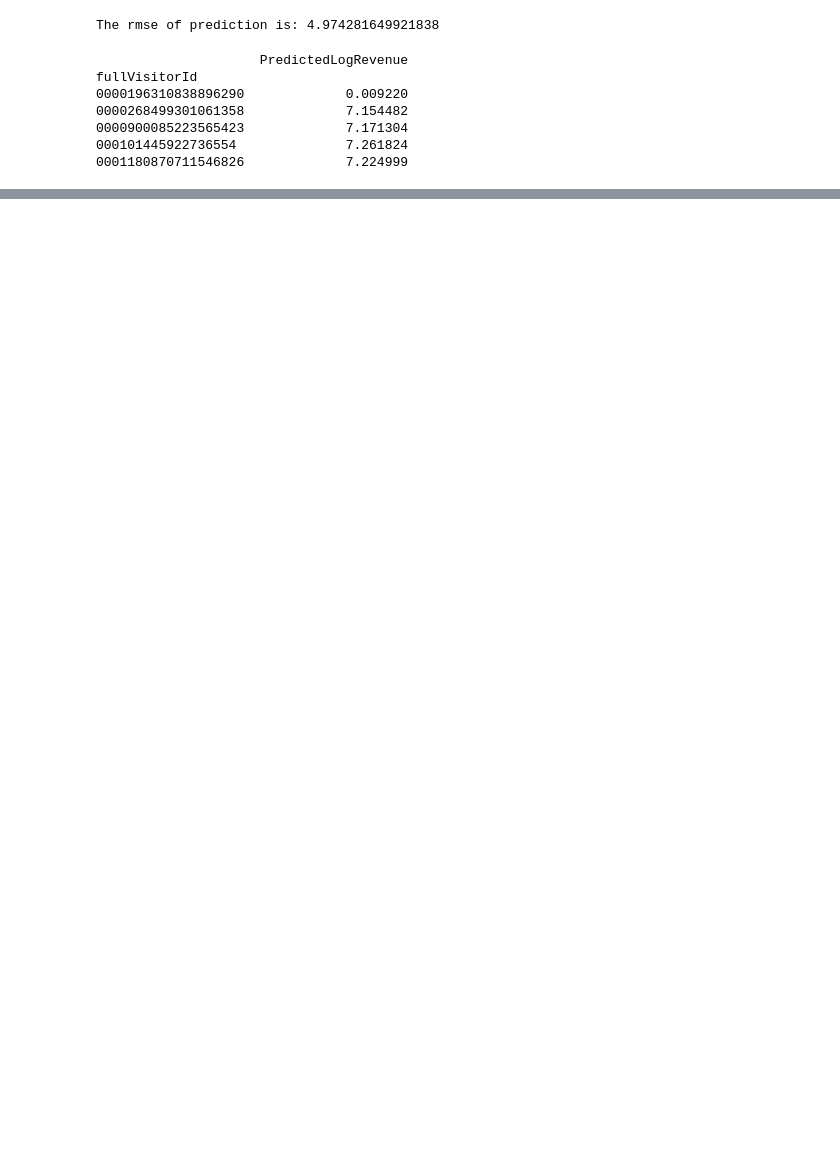
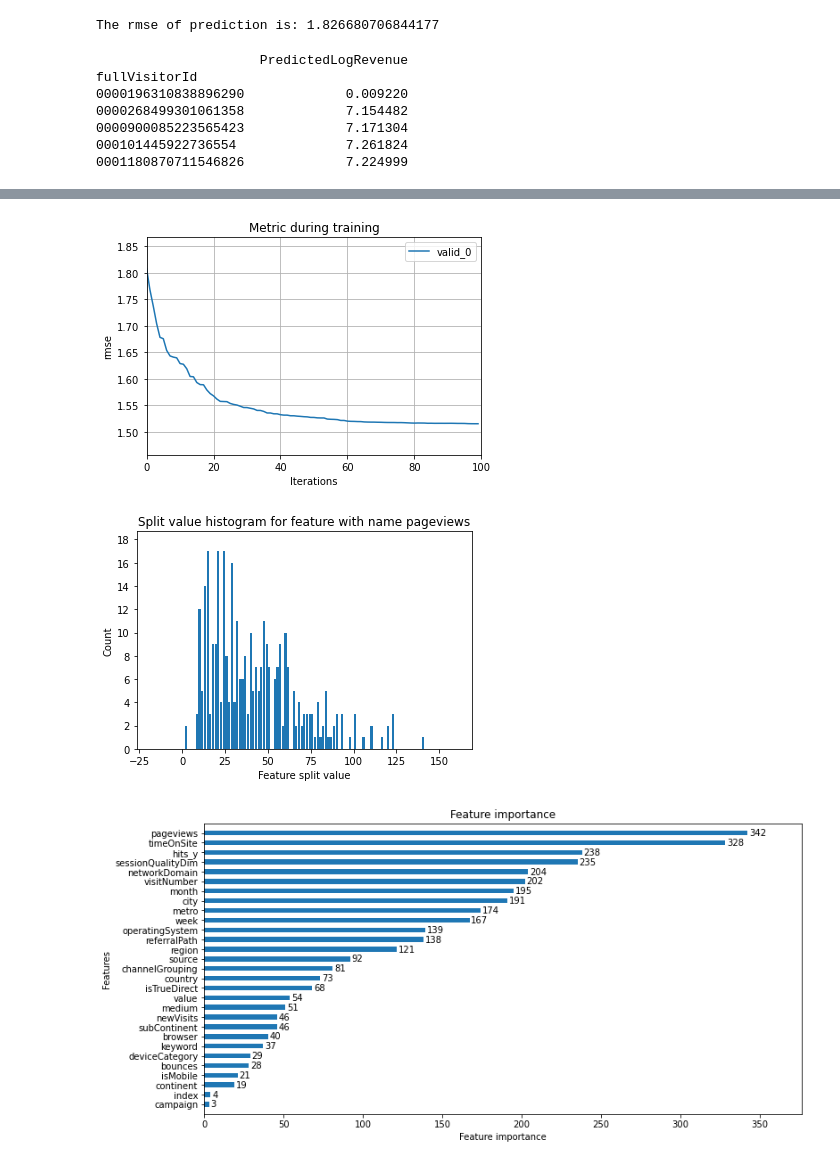
Before and after one commit to BrianLauo/2020_T2_COMP9417_Proj, a Jupyter notebook: Train.ipynb, the cells around one changed output, grey strips where cells are left out. Cells and saved outputs as stored; diff of their text form; code cells hidden in the pictures; blank space fills up the shorter version.

```diff
--- a/Train.ipynb
+++ b/Train.ipynb
@@ -6,6 +6,7 @@ import json
 from pandas import json_normalize
 from ast import literal_eval
 import warnings
+import matplotlib.pyplot as plt
 from sklearn import preprocessing, metrics
 from sklearn.model_selection import train_test_split
 import lightgbm as lgb
@@ -21,10 +22,13 @@ def read_df(path, file_name, nrows=None):
 train_df = read_df(data_path, 'train.csv')
 test_df = read_df(data_path, 'test.csv')
 
+print(train_df.shape)
+
 # Drop
 train_df = train_df.drop(['visitId', 'visitStartTime', 'campaignCode'], axis=1)
 test_df = test_df.drop(['visitId', 'visitStartTime'], axis=1)
 
+print()
 # Fill NA
 train_df = train_df.fillna(0)
 test_df = test_df.fillna(0)
@@ -36,7 +40,7 @@ def func(df):
         digit_vals={}
         def convert_to_int(val):
             return digit_vals[val]
-        if df[col].dtype != np.int64 and df[col].dtype != np.float64:
+        if df[col].dtype != np.int64 and df[col].dtype != np.float64 and col not in ['date', 'fullVisitorId']:
             cont = df[col].values.tolist()
             uniques = set(cont)
             x = 0
@@ -54,14 +68,17 @@ test_df = func(test_df)
 # %%
 # Split DF
-train_x = train_df.drop(['fullVisitorId', 'totalTransactionRevenue','index','campaign','date','mobileDeviceModel','month','value'], axis = 1)
-train_y = np.log1p(train_df["totalTransactionRevenue"].values)
+train_x = train_df.drop(['fullVisitorId', 'transactionRevenue', 'totalTransactionRevenue','date','transactions'], axis = 1)
+train_y = train_df["totalTransactionRevenue"].values
 trn_x, val_x, trn_y, val_y = train_test_split(train_x, train_y, test_size = 0.2, shuffle = False)
-test_x = test_df.drop(['fullVisitorId', 'totalTransactionRevenue','index','campaign','date','mobileDeviceModel','month','value'], axis = 1)
+test_x = test_df.drop(['fullVisitorId', 'transactionRevenue', 'totalTransactionRevenue','date','transactions'], axis = 1)
 test_y = np.log1p(test_df["totalTransactionRevenue"].values)
+
+trn_y = np.log1p(trn_y)
+val_y = np.log1p(val_y)
 
 # Transform to lgb dataset
 train_data = lgb.Dataset(trn_x, label = trn_y)
-test_data = lgb.Dataset(val_x, label = val_y)
+test_data = lgb.Dataset(val_x, label = val_y, reference=train_data)
 
 # Model parameters
 parameters = {
@@ -101,7 +118,7 @@ from sklearn.metrics import mean_squared_error
 preds = model.predict(test_x, num_iteration=model.best_iteration)
 print('The rmse of prediction is:', mean_squared_error(test_y, preds) ** 0.5)
 # %% [output]
-The rmse of prediction is: 4.974281649921838
+The rmse of prediction is: 1.826680706844177
 # %%
 submission = test_df[['fullVisitorId']]
 submission['PredictedLogRevenue'] = np.expm1(preds)
@@ -116,3 +133,60 @@ fullVisitorId
 0000900085223565423             7.171304
 000101445922736554              7.261824
 0001180870711546826             7.224999
+# %%
+import matplotlib.pyplot as plt
+# Split DF
+train_x = train_df.drop(['fullVisitorId', 'transactionRevenue', 'totalTransactionRevenue','date','transactions'], axis = 1)
+train_y = train_df["totalTransactionRevenue"].values
+trn_x, val_x, trn_y, val_y = train_test_split(train_x, train_y, test_size = 0.2, shuffle = False)
+test_x = test_df.drop(['fullVisitorId', 'transactionRevenue', 'totalTransactionRevenue','date','transactions'], axis = 1)
+test_y = np.log1p(test_df["totalTransactionRevenue"].values)
+
+trn_y = np.log1p(trn_y)
+val_y = np.log1p(val_y)
+
+# Transform to lgb dataset
+train_data = lgb.Dataset(trn_x, label = trn_y)
+test_data = lgb.Dataset(val_x, label = val_y)
+
+# Model parameters
+parameters = {
+    'objective': 'regression',
+    'metric': 'rmse',
+    'is_unbalance': 'true',
+    'boosting': 'gbdt',
+    'num_leaves': 35,
+    'feature_fraction': 0.3,
+    'bagging_fraction': 0.5,
+    'bagging_freq': 20,
+    'learning_rate': 0.1,
+}
+
+results = {}
+model = lgb.train(parameters,
+                  train_data,
+                  valid_sets=test_data,
+                  num_boost_round=100,
+                  early_stopping_rounds=100,
+                  evals_result= results)
+# Evaluate
+
+#execution_time_lgbm = stop - start
+#print('Execution time of training Light GBM model:',execution_time_lgbm)
+
+# Plot one metric during training
+lgb.plot_metric(results)
+plt.show()
+
+# Plot split value histogram for the specified feature of the model
+lgb.plot_split_value_histogram(model,'pageviews',grid=False)
+plt.show()
+
+figure, ax = plt.subplots(figsize=(12,6))
+lgb.plot_importance(model,
+                    max_num_features=30,
+                    height=0.5,
+                    ax=ax,
+                    grid=False)
+plt.show()
+# %% [output]
@@ -118,0 +210,3 @@ fullVisitorId
+[figure, added]
+[figure, added]
+[figure, added]
```
Also changed, not shown: parts of 4 cells of this notebook, 1 other file.
